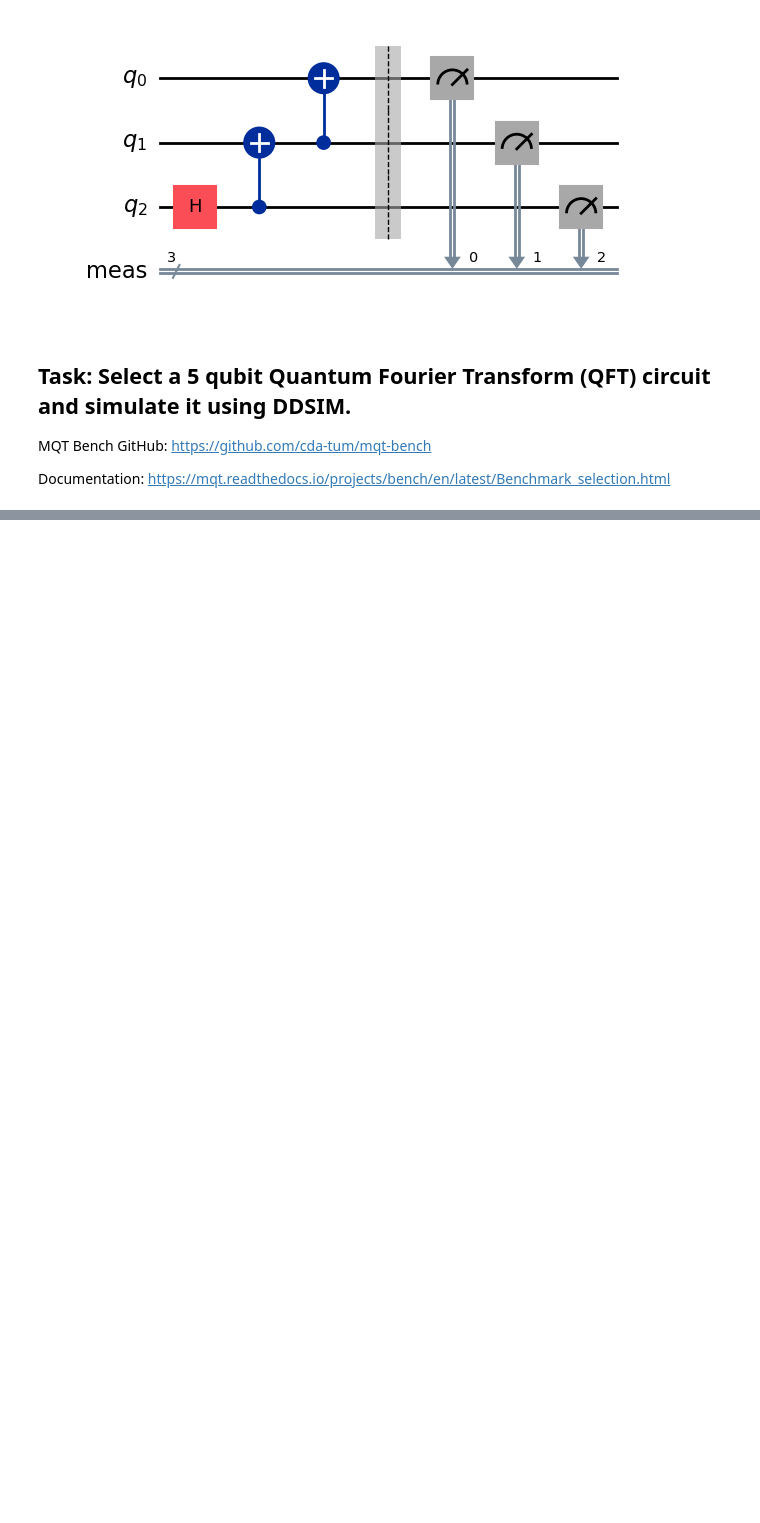
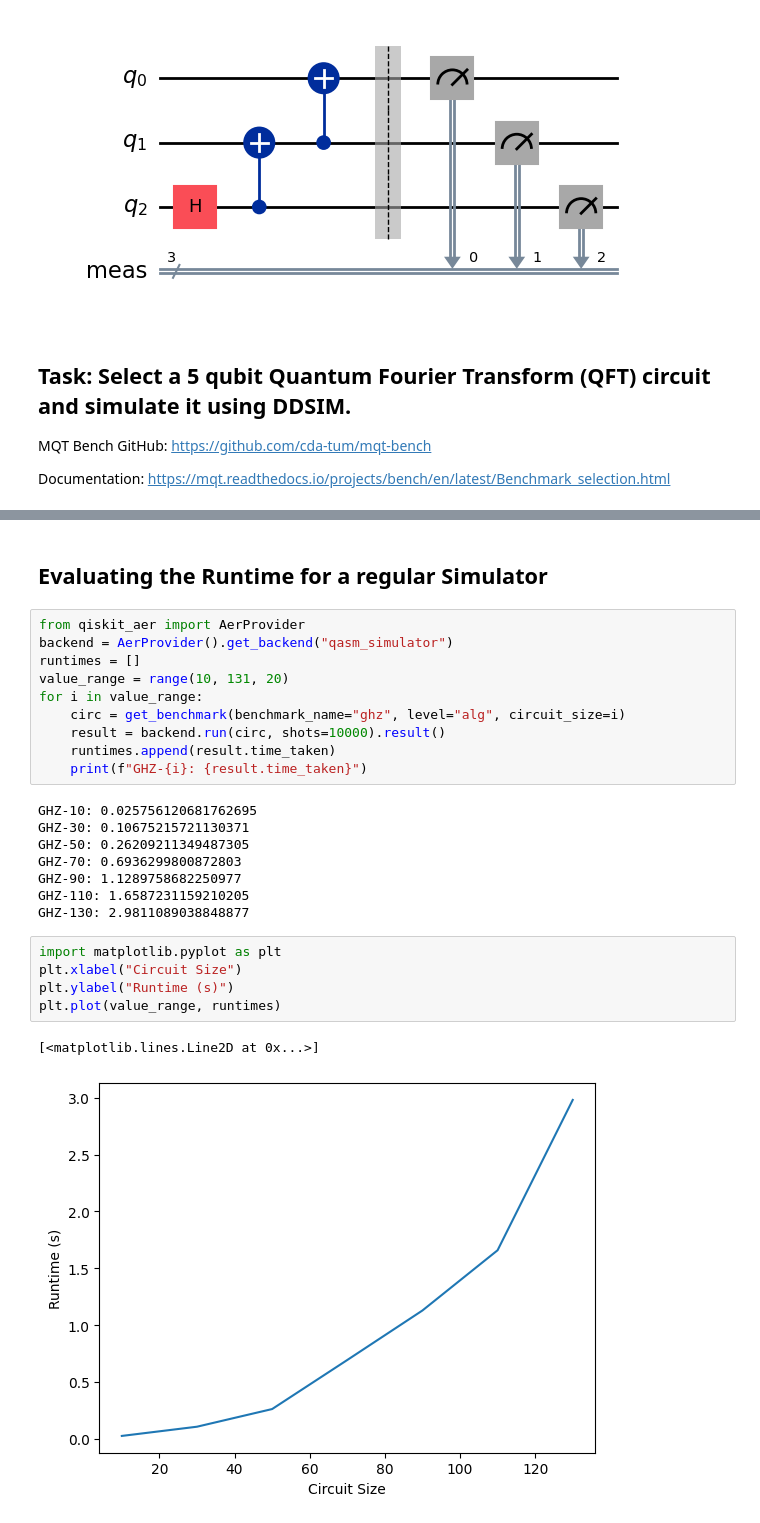
Before and after one commit to cda-tum/mqt, a Jupyter notebook: tutorial/01_simulation.ipynb, the cells around one changed output, grey strips where cells are left out. Saved outputs shown, nothing was run; the diff lists cells and outputs as text; blank space fills up the shorter version.

```diff
--- a/tutorial/01_simulation.ipynb
+++ b/tutorial/01_simulation.ipynb
@@ -129,0 +132,28 @@ result.get_counts()
+# %% [markdown]
+## Evaluating the Runtime for a regular Simulator
+# %%
+from qiskit_aer import AerProvider
+backend = AerProvider().get_backend("qasm_simulator")
+runtimes = []
+value_range = range(10, 131, 20)
+for i in value_range:
+    circ = get_benchmark(benchmark_name="ghz", level="alg", circuit_size=i)
+    result = backend.run(circ, shots=10000).result()
+    runtimes.append(result.time_taken)
+    print(f"GHZ-{i}: {result.time_taken}")
+# %% [output]
+GHZ-10: 0.025756120681762695
+GHZ-30: 0.10675215721130371
+GHZ-50: 0.26209211349487305
+GHZ-70: 0.6936299800872803
+GHZ-90: 1.1289758682250977
+GHZ-110: 1.6587231159210205
+GHZ-130: 2.9811089038848877
+# %%
+import matplotlib.pyplot as plt
+plt.xlabel("Circuit Size")
+plt.ylabel("Runtime (s)")
+plt.plot(value_range, runtimes)
+# %% [output]
+[<matplotlib.lines.Line2D at 0x...>]
+[figure, added]
```
Also changed, not shown: parts of 9 cells of this notebook.
